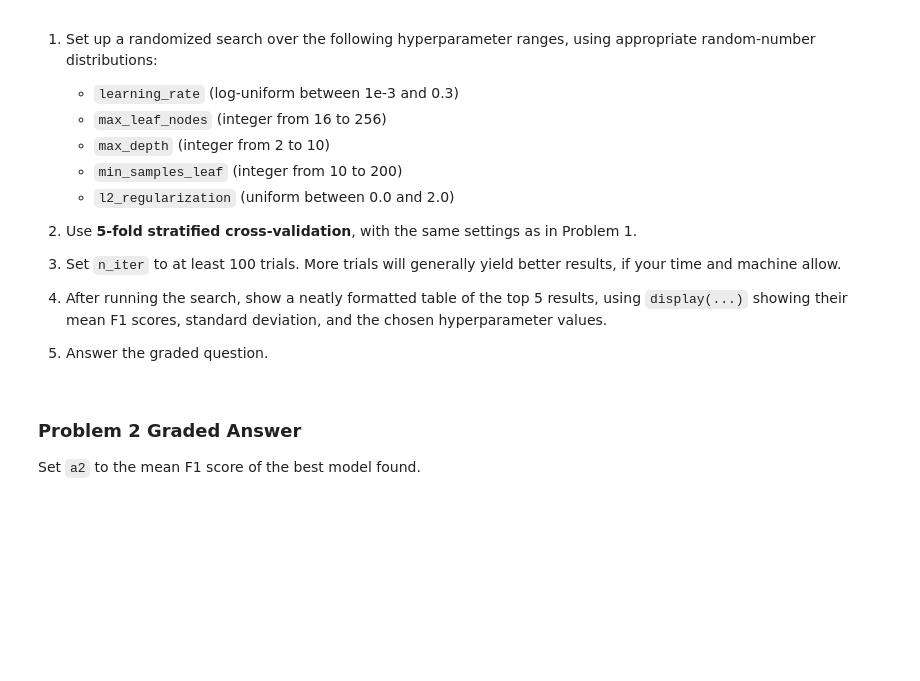
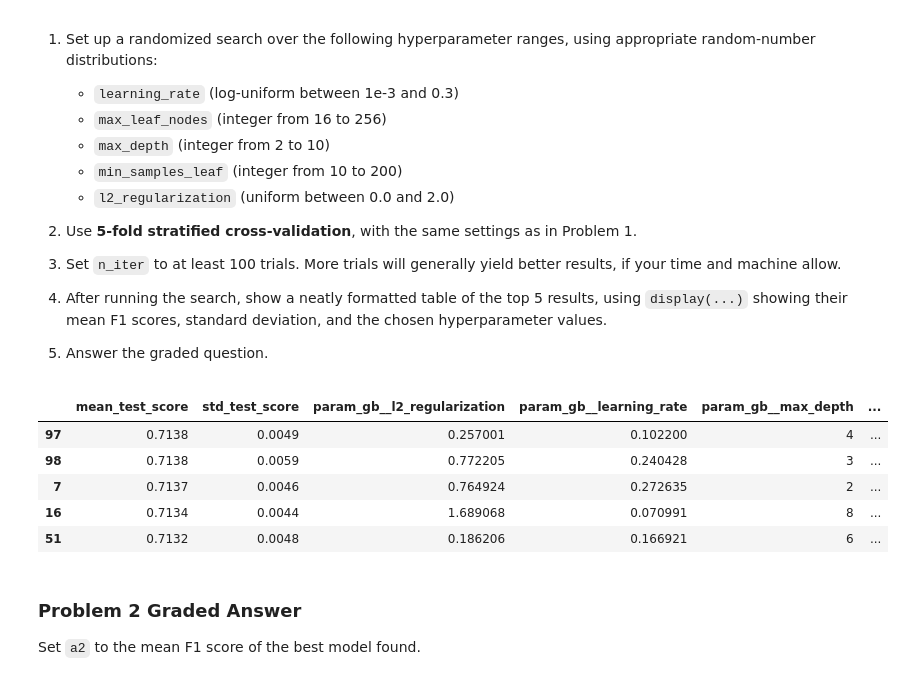
Before and after one commit to amc200092845471/Module-3-Assignments, a Jupyter notebook: Homework_08.ipynb, the cells around one changed output. Saved outputs shown, nothing was run; the diff lists cells and outputs as text; code cells hidden in the pictures; blank space fills up the shorter version.

```diff
--- a/Homework_08.ipynb
+++ b/Homework_08.ipynb
@@ -338,21 +338,42 @@ The F1 score is our main metric because it balances precision and recall on an i
 # %%
 # Your code here
     #The reason we are using F1 score is due to being a single numeric metric that balances precision and recall which are 2 key measure  of the classifiers performance
     # Precision is pretty much defined as Precision = True positives/True positives+False Positives (this tells you what fraction were actually positive)
     #Recall is also called the sensitivity or the true positive rate  which is defined as: Recall = True positives/True positives+False Negatives this tells what fraction of the model was correclty identified.
 
-parameters = {'learning_rate':loguniform(1e-3,0.3),'max_leaf_nodes':randint(16,256), 'max_depth':randint(2,10),'min_samples_leaf':randint(10,200),'l2_regularization':uniform(0.0,2.0)}
-
+parameters = {
+  'gb__learning_rate':    loguniform(1e-3, 0.3),
+  'gb__max_leaf_nodes':   randint(16, 256),
+  'gb__max_depth':        randint(2, 10),
+  'gb__min_samples_leaf': randint(10, 200),
+  'gb__l2_regularization':uniform(0.0, 2.0)
+}
 randSearchCV = RandomizedSearchCV(estimator=pipelined_model,param_distributions=parameters,n_iter=100,scoring='f1',cv=skf,n_jobs=-1,random_state=random_seed,return_train_score=False)
 
+#Run the search
 randSearchCV.fit(X,y)
 results=pd.DataFrame(randSearchCV.cv_results_)
+
 
 #Grab the columns that we care about
 cols = ['mean_test_score','std_test_score']+[c for c in results.columns if c.startswith('param_')]
 top5 = results.sort_values('mean_test_score',ascending=False).head(5)
 
+# Round scores to 4 decimals
+top5['mean_test_score'] = top5['mean_test_score'].round(4)
+top5['std_test_score']  = top5['std_test_score'].round(4)
+
+display(top5[ ['mean_test_score','std_test_score'] + [c for c in top5.columns if c.startswith('param_')] ])
+
+
     #loguniform is a sampling distribution that picks values uniformly in log-space rather than linear space. Which means that you would still likely sample 10^-3,10^-2 etc as you would any other.
+# %% [output]
+|  | mean_test_score | std_test_score | param_gb__l2_regularization | param_gb__learning_rate | param_gb__max_depth | ... |
+| 97 | 0.7138 | 0.0049 | 0.257001 | 0.102200 | 4 | ... |
+| 98 | 0.7138 | 0.0059 | 0.772205 | 0.240428 | 3 | ... |
+| 7 | 0.7137 | 0.0046 | 0.764924 | 0.272635 | 2 | ... |
+| 16 | 0.7134 | 0.0044 | 1.689068 | 0.070991 | 8 | ... |
+| 51 | 0.7132 | 0.0048 | 0.186206 | 0.166921 | 6 | ... |
 # %% [markdown]
 ### Problem 2 Graded Answer
 
```
Also changed, not shown: parts of 16 cells of this notebook.
